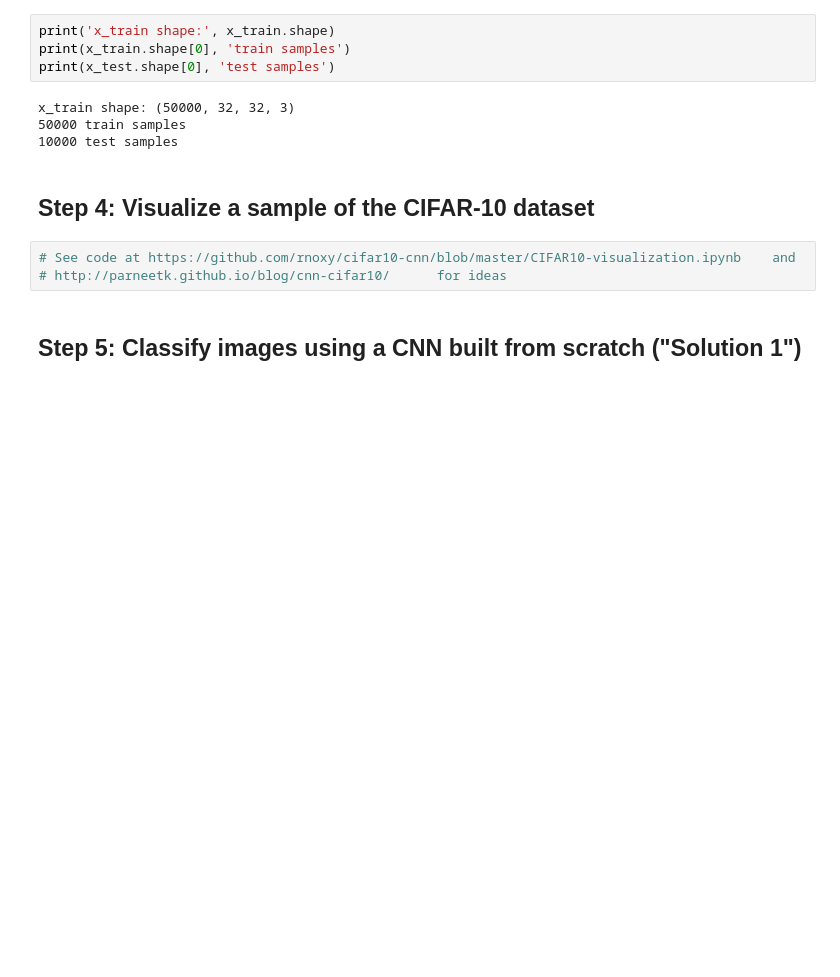
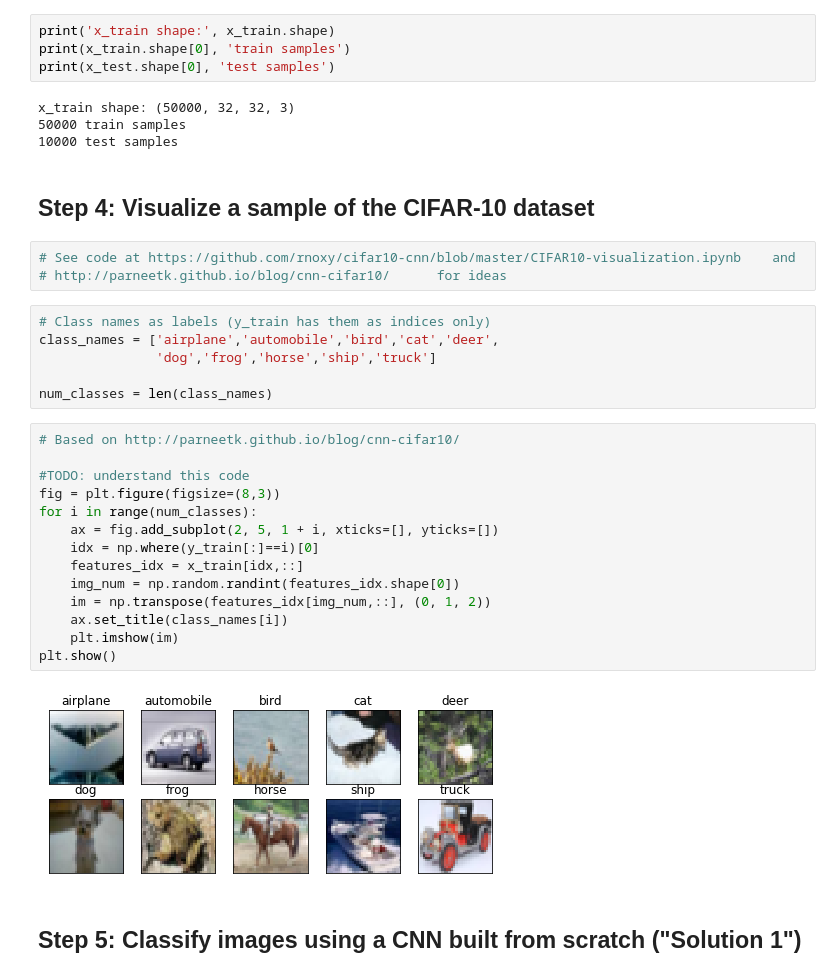
Before and after one commit to fau-masters-collected-works-cgarbin/cap6618-computer-vision, a Jupyter notebook: module6/CAP6618_PP4_experiments_cgarbin.ipynb, the cells around one changed output. Saved outputs shown, nothing was run; the diff lists cells and outputs as text; blank space fills up the shorter version.

```diff
--- a/module6/CAP6618_PP4_experiments_cgarbin.ipynb
+++ b/module6/CAP6618_PP4_experiments_cgarbin.ipynb
@@ -156,6 +162,28 @@ x_train shape: (50000, 32, 32, 3)
 # %%
 # See code at https://github.com/rnoxy/cifar10-cnn/blob/master/CIFAR10-visualization.ipynb    and
 # http://parneetk.github.io/blog/cnn-cifar10/      for ideas
+# %%
+# Class names as labels (y_train has them as indices only)
+class_names = ['airplane','automobile','bird','cat','deer',
+               'dog','frog','horse','ship','truck']
+
+num_classes = len(class_names)
+# %%
+# Based on http://parneetk.github.io/blog/cnn-cifar10/
+
+#TODO: understand this code
+fig = plt.figure(figsize=(8,3))
+for i in range(num_classes):
+    ax = fig.add_subplot(2, 5, 1 + i, xticks=[], yticks=[])
+    idx = np.where(y_train[:]==i)[0]
+    features_idx = x_train[idx,::]
+    img_num = np.random.randint(features_idx.shape[0])
+    im = np.transpose(features_idx[img_num,::], (0, 1, 2))
+    ax.set_title(class_names[i])
+    plt.imshow(im)
+plt.show()
+# %% [output]
+[figure, added]
 # %% [markdown]
 ## Step 5: Classify images using a CNN built from scratch ("Solution 1")
 # %%
```
Also changed, not shown: parts of 9 cells of this notebook, 4 other files.
